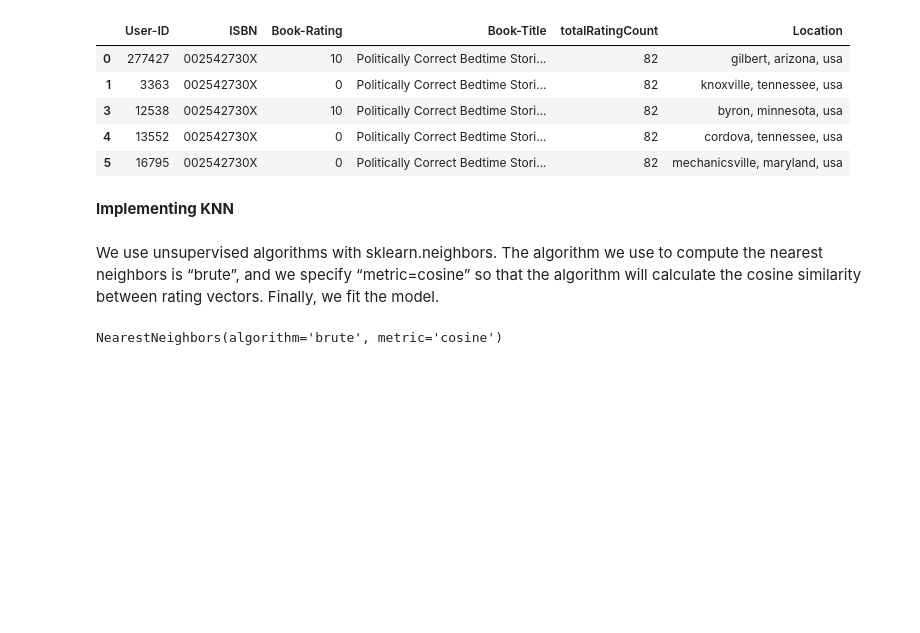
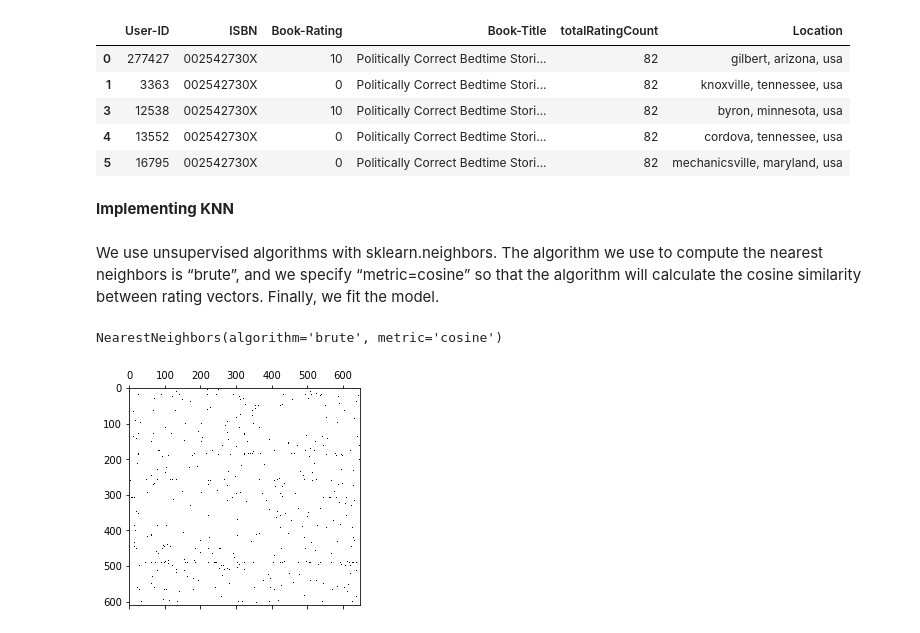
Before and after one commit to Ayushman0Singh/BookRecommendationSystem, a Jupyter notebook: BookRecomendation.ipynb, the cells around one changed output. Cells and saved outputs as stored; diff of their text form; code cells hidden in the pictures; blank space fills up the shorter version.

```diff
--- a/BookRecomendation.ipynb
+++ b/BookRecomendation.ipynb
@@ -522,12 +534,13 @@ We use unsupervised algorithms with sklearn.neighbors. The algorithm we use to c
 # %%
 from scipy.sparse import csr_matrix
 from sklearn.neighbors import NearestNeighbors
 
-india_us_user_rating = india_us_user_rating.drop_duplicates(['User-ID', 'Book-Rating'])
-india_us_user_rating_pivot = india_us_user_rating.pivot(index = 'Book-Title', columns = 'User-ID', values = 'Book-Rating').fillna(0)
+india_us_user_rating = india_us_user_rating.drop_duplicates(['User-ID', 'Book-Rating'])  #dropping duplicates since we dont need it in the pivot matrix
+india_us_user_rating_pivot = india_us_user_rating.pivot(index = 'Book-Title', columns = 'User-ID', values = 'Book-Rating').fillna(0) #filling nan values with zeroes
+plt.spy(india_us_user_rating_pivot)#checking the non-zero values in the matrix
 india_us_user_rating_matrix = csr_matrix(india_us_user_rating_pivot.values)
-
 model_knn = NearestNeighbors(metric = 'cosine', algorithm = 'brute')
 model_knn.fit(india_us_user_rating_matrix)
 # %% [output]
 NearestNeighbors(algorithm='brute', metric='cosine')
+[figure, added]
```
Also changed, not shown: parts of 7 cells of this notebook.
